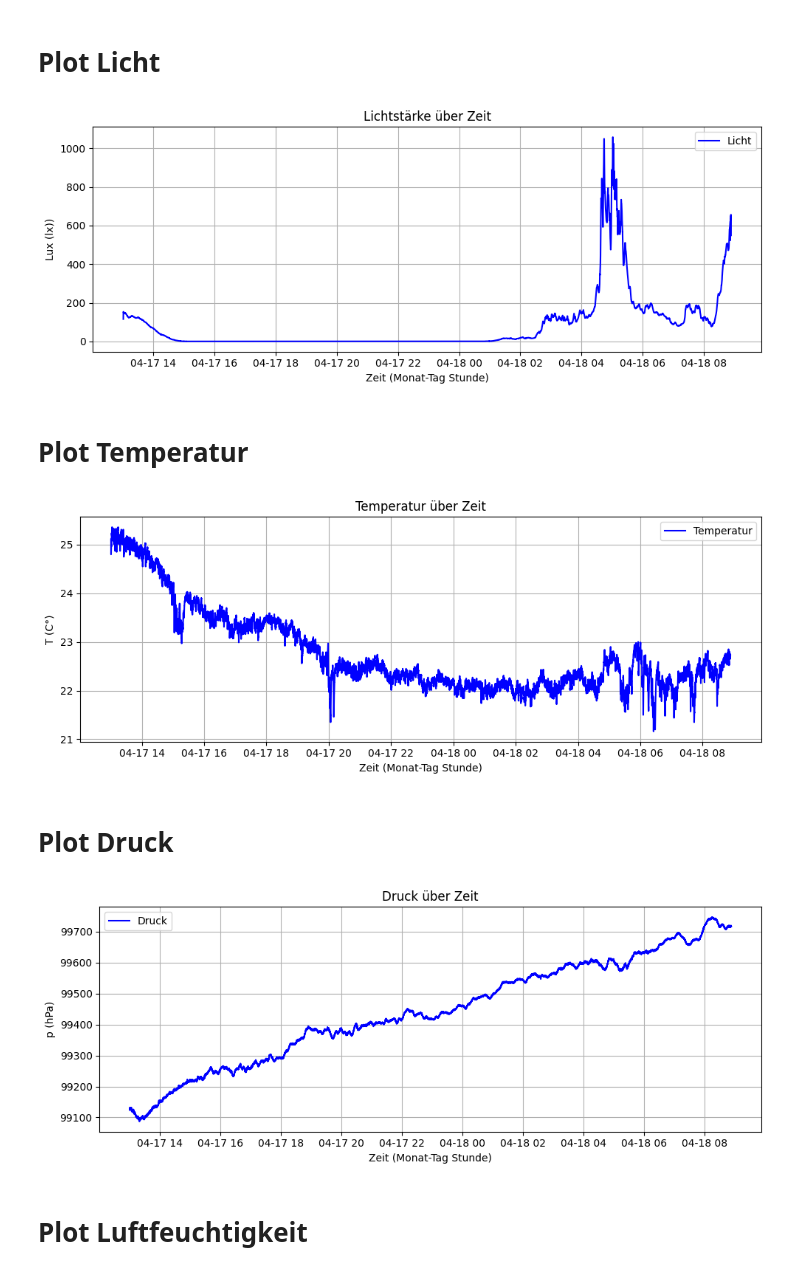
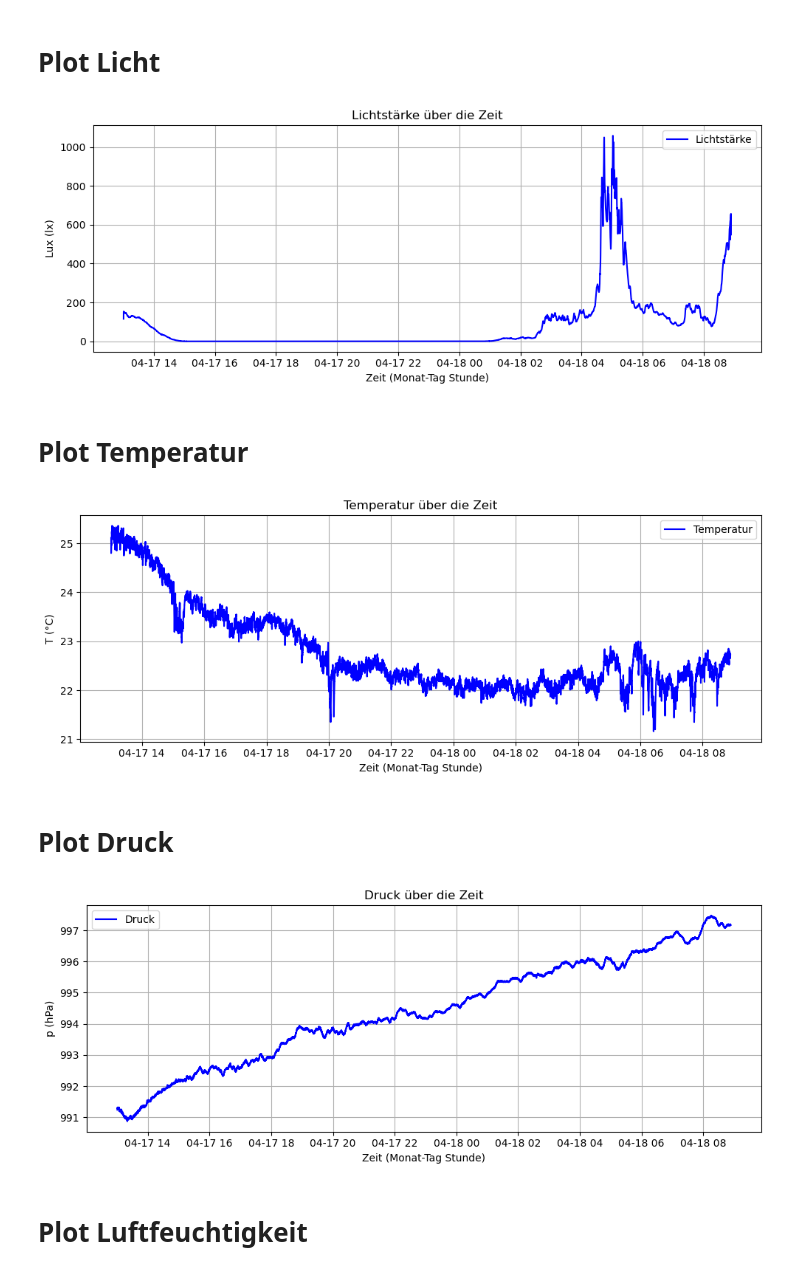
Before and after one commit to fynn-l-k/Grundpraktikum-1, a Jupyter notebook: Versuch_AL/AL_Plot.ipynb, the cells around one changed output. Drawn from its saved outputs; the diff is of its cells as text; code cells hidden in the pictures.

Commit message:
Titel geändert, Bei Plot Druck, wurden die werte angepasst so dass sie wirklich auf hPa sind, davor waren sie auf Pa

```diff
--- a/Versuch_AL/AL_Plot.ipynb
+++ b/Versuch_AL/AL_Plot.ipynb
@@ -22,16 +22,16 @@ df['Zeitstempel'] = pd.to_datetime(
 
 # Plot für a_x
 plt.figure(figsize=(10, 4))
-plt.plot(df['Zeitstempel'], df['Lux (lx)'], label="Licht", color="blue")
+plt.plot(df['Zeitstempel'], df['Lux (lx)'], label="Lichtstärke", color="blue")
 plt.xlabel("Zeit (Monat-Tag Stunde)")
-plt.ylabel("Lux (lx))")
-plt.title("Lichtstärke über Zeit")
+plt.ylabel("Lux (lx)")
+plt.title("Lichtstärke über die Zeit")
 plt.grid(True)
 plt.legend()
 plt.tight_layout()
 plt.show()
 # %% [output]
-[figure, old version]
+[figure, new version]
 # %% [markdown]
 # Plot Temperatur
 # %%
@@ -58,48 +58,48 @@ df['Zeitstempel'] = pd.to_datetime(
 plt.figure(figsize=(10, 4))
 plt.plot(df['Zeitstempel'], df['T (C)'], label="Temperatur", color="blue")
 plt.xlabel("Zeit (Monat-Tag Stunde)")
-plt.ylabel("T (C°)")
-plt.title("Temperatur über Zeit")
+plt.ylabel("T (°C)")
+plt.title("Temperatur über die Zeit")
 plt.grid(True)
 plt.legend()
 plt.tight_layout()
 plt.show()
 # %% [output]
-[figure, old version]
+[figure, new version]
 # %% [markdown]
 # Plot Druck
 # %%
 import numpy as np
 import matplotlib.pyplot as plt
 import pandas as pd
 
 # CSV einlesen
 df = pd.read_csv('arduino_data_2.csv')
 df.columns = df.columns.str.replace('"', '').str.strip()
 
 # Zeitspalte erzeugen
 df['Zeitstempel'] = pd.to_datetime(
     df['Jahr'].astype(str) + "-" +
     df['Monat'].astype(str).str.zfill(2) + "-" +
     df['Tag'].astype(str).str.zfill(2) + " " +
     df['Stunde'].astype(str).str.zfill(2) + ":" +
     df['Minute'].astype(str).str.zfill(2) + ":" +
     df['Sekunde'].astype(str).str.zfill(2),
     format='%Y-%m-%d %H:%M:%S'
 )
 
 # Plot für a_x
 plt.figure(figsize=(10, 4))
-plt.plot(df['Zeitstempel'], df['p (hPa)'], label="Druck", color="blue")
+plt.plot(df['Zeitstempel'], df['p (hPa)'] / 100, label="Druck", color="blue") # Umrechnung in hPa da Sensor nur Daten in Pa liefert
 plt.xlabel("Zeit (Monat-Tag Stunde)")
 plt.ylabel("p (hPa)")
-plt.title("Druck über Zeit")
+plt.title("Druck über die Zeit")
 plt.grid(True)
 plt.legend()
 plt.tight_layout()
 plt.show()
 # %% [output]
-[figure, old version]
+[figure, new version]
 # %% [markdown]
 # Plot Luftfeuchtigkeit
 # %%
```
Also changed, not shown: parts of 2 cells of this notebook.
